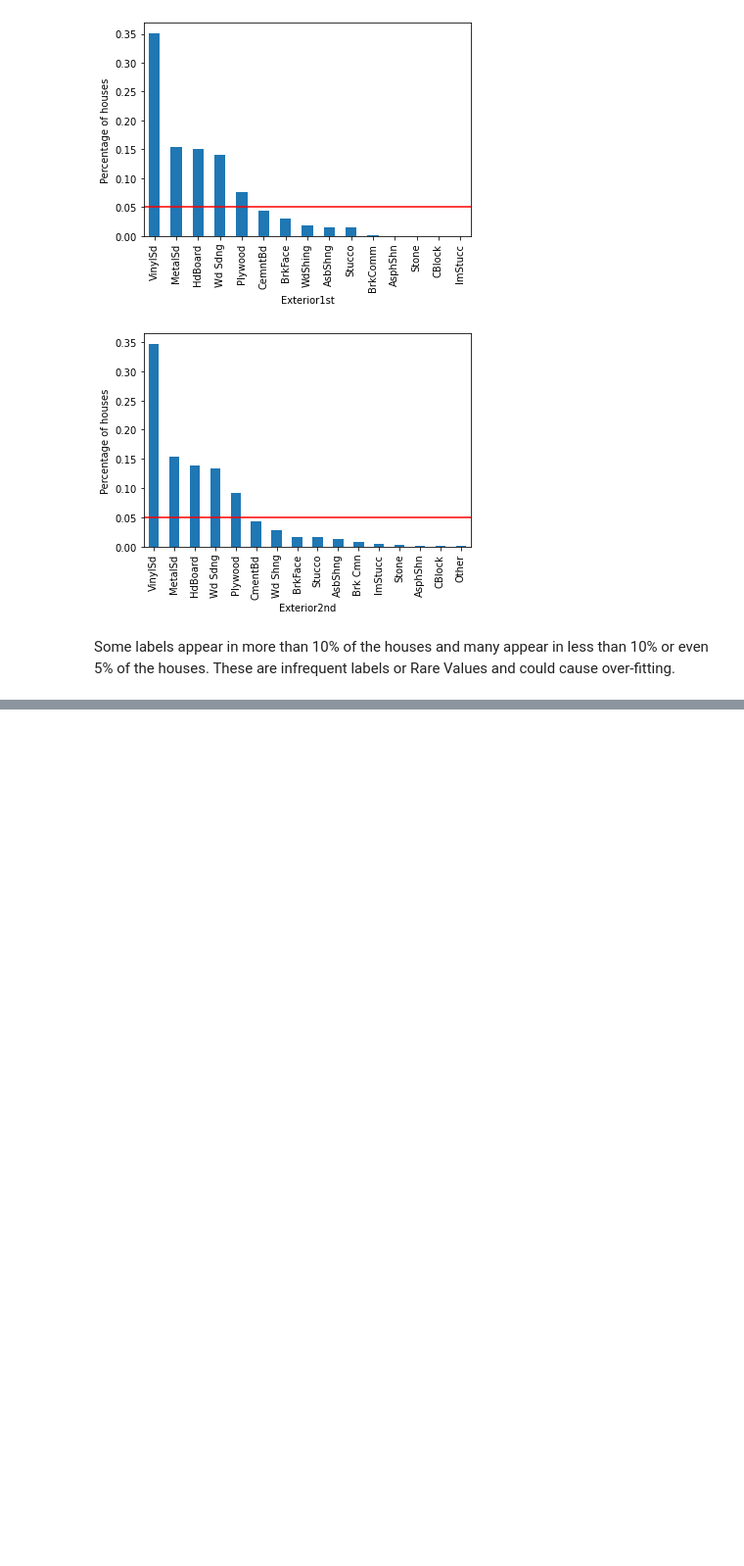
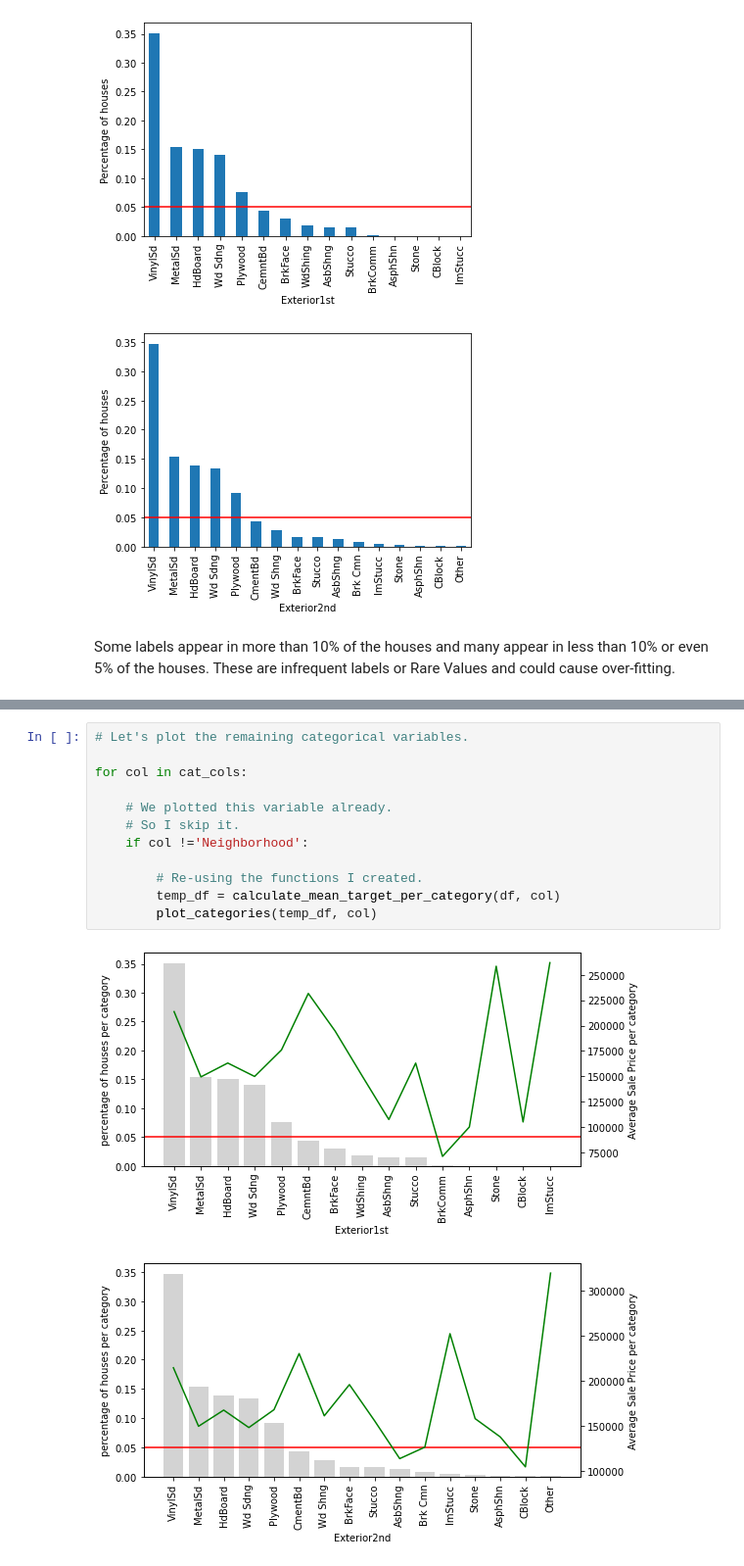
Before and after one commit to dajebbar/feature_engineering, a Jupyter notebook: python_fe/Lec2-RareLabels.ipynb, the cells around one changed output, grey strips where cells are left out. Shown: that part at 98% size. Saved outputs shown, nothing was run; the diff lists cells and outputs as text; blank space fills up the shorter version.

```diff
--- a/python_fe/Lec2-RareLabels.ipynb
+++ b/python_fe/Lec2-RareLabels.ipynb
@@ -141,0 +221,15 @@ Some labels appear in more than 10% of the houses and many appear in less than 1
+# %%
+# Let's plot the remaining categorical variables.
+
+for col in cat_cols:
+
+    # We plotted this variable already.
+    # So I skip it.
+    if col !='Neighborhood':
+
+        # Re-using the functions I created.
+        temp_df = calculate_mean_target_per_category(df, col)
+        plot_categories(temp_df, col)
+# %% [output]
+[figure, added]
+[figure, added]
```
Also changed, not shown: parts of 7 cells of this notebook.
